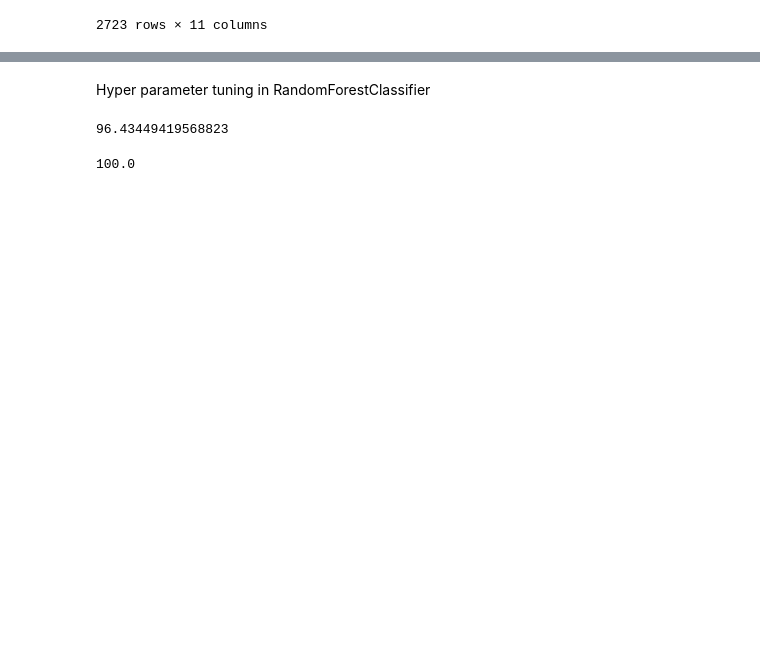
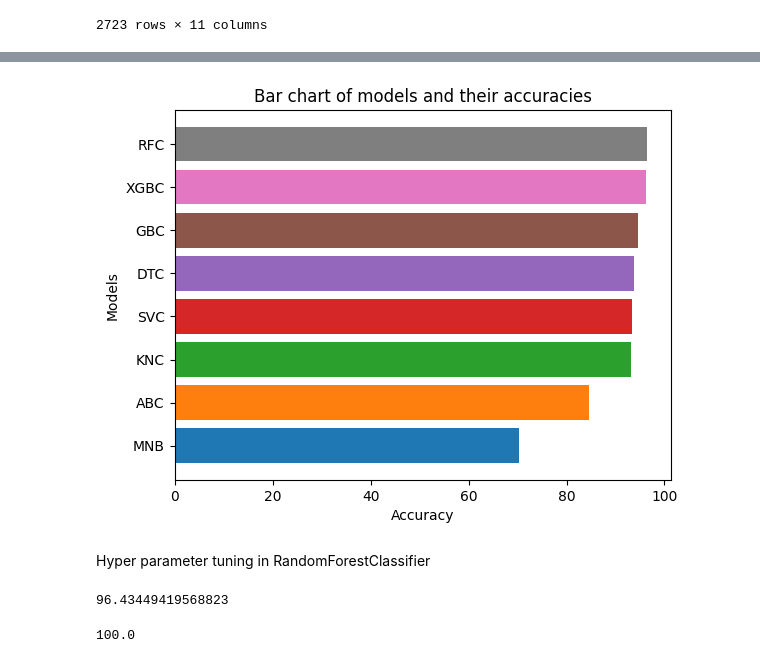
Before and after one commit to Anson369/Credit-card-status-prediction, a Jupyter notebook: credit_score.ipynb, the cells around one changed output, grey strips where cells are left out. Drawn from its saved outputs; the diff is of its cells as text; code cells hidden in the pictures; blank space fills up the shorter version.

```diff
--- a/credit_score.ipynb
+++ b/credit_score.ipynb
@@ -587,12 +615,15 @@ x_scaled=minmax.fit_transform(x)
 x_train,x_test,y_train,y_test=train_test_split(x_scaled,y,test_size=0.3,random_state=42)
 # %%
 models=[KNeighborsClassifier(),SVC(),MultinomialNB(),DecisionTreeClassifier(random_state=42),RandomForestClassifier(random_state=42),GradientBoostingClassifier(random_state=42),AdaBoostClassifier(random_state=42),XGBClassifier(random_state=42)]
+dict_models={}
 for model in models:
   model.fit(x_train,y_train)
   y_pred=model.predict(x_test)
   print(f'Accuracy score of train data-{str(model).split('(')[0]}:',model.score(x_train,y_train)*100)
   print(f'Accuracy score of test data-{str(model).split('(')[0]}:',accuracy_score(y_test,y_pred)*100)
   print()
+  dict_models[str(model).split('(')[0]]=accuracy_score(y_test,y_pred)*100
+dict_models
 # %% [output]
 Accuracy score of train data-KNeighborsClassifier: 95.78298981284055
 Accuracy score of test data-KNeighborsClassifier: 93.20066334991708
@@ -613,0 +653,3 @@ Accuracy score of test data-XGBClassifier: 96.26865671641791
+# %%
+dict_models=dict(sorted(dict_models.items(),key=lambda x:x[1]))
+dict_models
@@ -614,3 +665,11 @@ Accuracy score of test data-XGBClassifier: 96.26865671641791
+# %%
+plt.barh([''.join(re.findall(r'[A-Z]+',i)) for i in dict_models.keys()],dict_models.values(),color=plt.cm.tab10(range(len(dict_models.keys()))))
+plt.title('Bar chart of models and their accuracies')
+plt.xlabel('Accuracy')
+plt.ylabel('Models')
+plt.show()
+# %% [output]
+[figure, added]
 # %% [markdown]
 Hyper parameter tuning in RandomForestClassifier
 # %%
```
Also changed, not shown: parts of 8 cells of this notebook, 3 other files.
